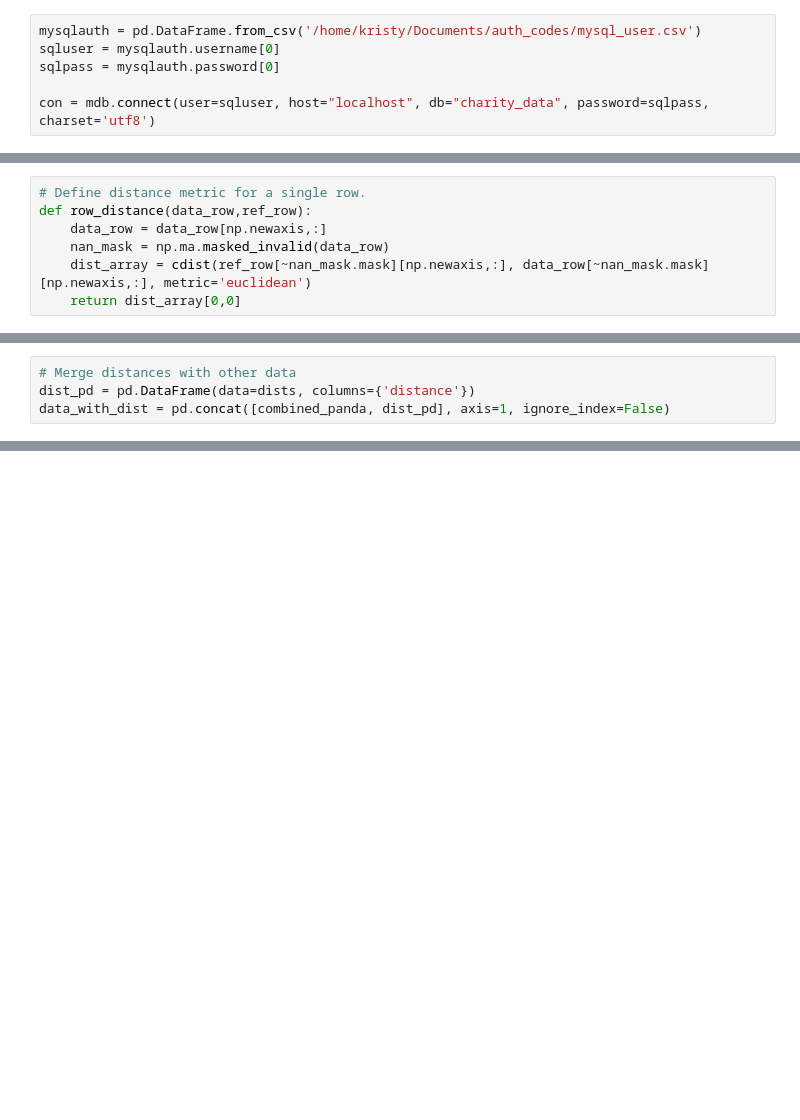
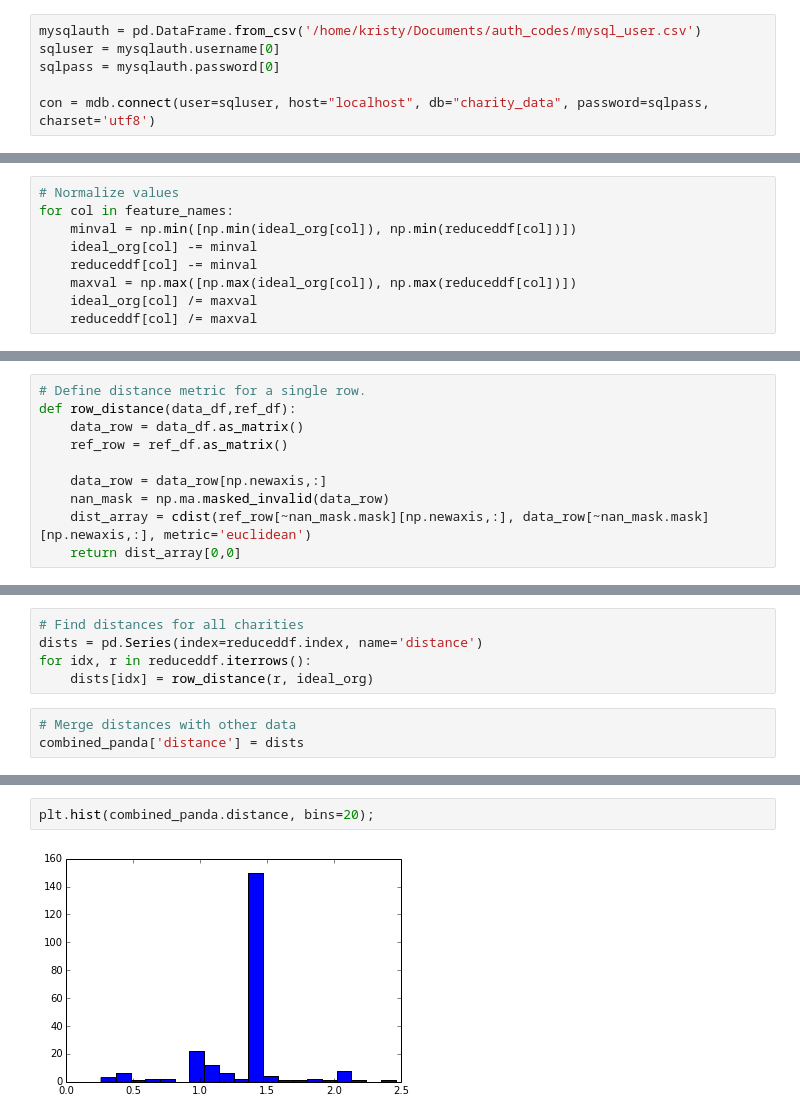
Before and after one commit to kdsimmons/InsightProject, a Jupyter notebook: customize_search.ipynb, the cells around one changed output, grey strips where cells are left out. Drawn from its saved outputs; the diff is of its cells as text; blank space fills up the shorter version.

Commit message:
Fully implemented charity rankings based on Euclidean distance.

```diff
--- a/customize_search.ipynb
+++ b/customize_search.ipynb
@@ -73,0 +70,9 @@ np_ideal = ideal_org.as_matrix()
+# %%
+# Normalize values
+for col in feature_names:
+    minval = np.min([np.min(ideal_org[col]), np.min(reduceddf[col])])
+    ideal_org[col] -= minval
+    reduceddf[col] -= minval
+    maxval = np.max([np.max(ideal_org[col]), np.max(reduceddf[col])])
+    ideal_org[col] /= maxval
+    reduceddf[col] /= maxval
@@ -74,6 +85,9 @@ np_ideal = ideal_org.as_matrix()
 # %%
 # Define distance metric for a single row.
-def row_distance(data_row,ref_row):
+def row_distance(data_df,ref_df):
+    data_row = data_df.as_matrix()
+    ref_row = ref_df.as_matrix()
+
     data_row = data_row[np.newaxis,:]
     nan_mask = np.ma.masked_invalid(data_row)
     dist_array = cdist(ref_row[~nan_mask.mask][np.newaxis,:], data_row[~nan_mask.mask][np.newaxis,:], metric='euclidean')
@@ -87,5 +95,9 @@ dists.shape
+# %%
+# Find distances for all charities
+dists = pd.Series(index=reduceddf.index, name='distance')
+for idx, r in reduceddf.iterrows():
+    dists[idx] = row_distance(r, ideal_org)
 # %%
 # Merge distances with other data
-dist_pd = pd.DataFrame(data=dists, columns={'distance'})
-data_with_dist = pd.concat([combined_panda, dist_pd], axis=1, ignore_index=False)
+combined_panda['distance'] = dists
 # %%
@@ -102,0 +119,4 @@ reduceddf[:1]
+# %%
+plt.hist(combined_panda.distance, bins=20);
+# %% [output]
+[figure, added]
```
Also changed, not shown: parts of 13 cells of this notebook, 1 other file.
